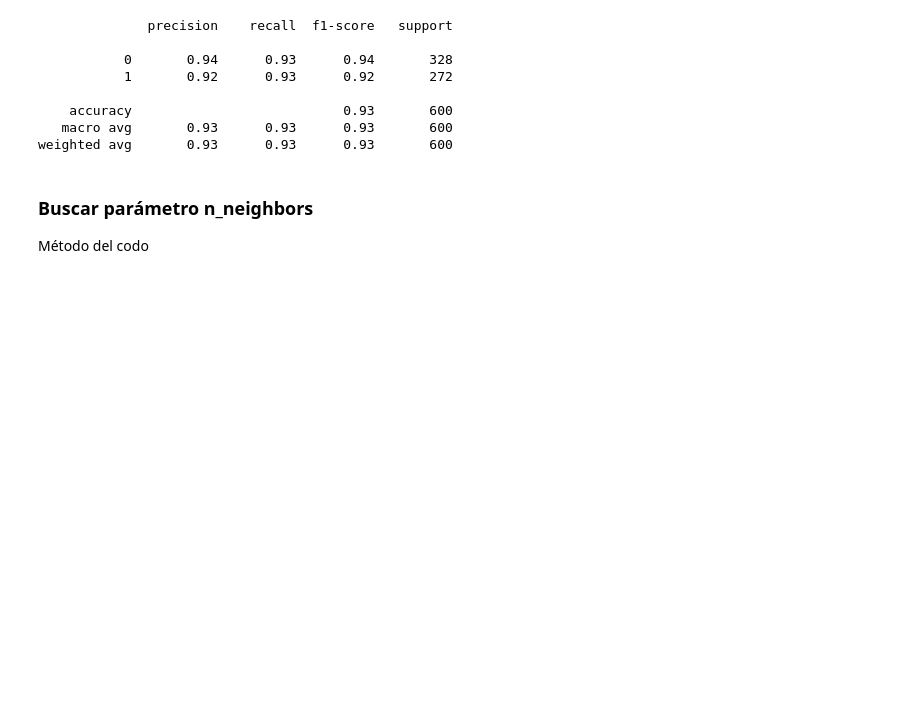
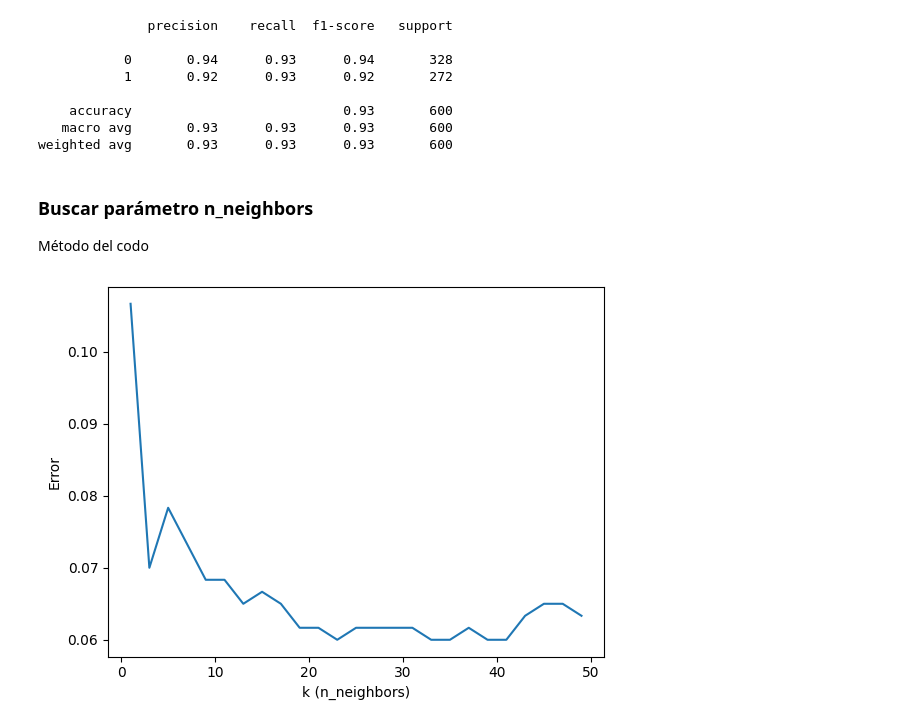
Before and after one commit to Angelbardon/curso-_analisis_angel_bardon, a Jupyter notebook: m6-ml/3. Clasificacion/clasificacion_binaria_genes.ipynb, the cells around one changed output. Drawn from its saved outputs; the diff is of its cells as text; code cells hidden in the pictures; blank space fills up the shorter version.

Commit message:
visualizacion de error

```diff
--- a/m6-ml/3. Clasificacion/clasificacion_binaria_genes.ipynb
+++ b/m6-ml/3. Clasificacion/clasificacion_binaria_genes.ipynb
@@ -174,7 +174,22 @@ weighted avg       0.93      0.93      0.93       600
 ### Buscar parámetro n_neighbors
 
 Método del codo
-# %%
-test_errors = []
-for k in range(1, 30):
-    model = KNeighborsClassifier(n_neighbors=k)
+# %%
+from sklearn.metrics import accuracy_score
+
+test_errors = []
+
+for k in range(1, 50, 2):
+    model = KNeighborsClassifier(n_neighbors=k)
+    model.fit(X_train, y_train)
+
+    y_pred = model.predict(X_test)
+    accuracy = accuracy_score(y_test, y_pred)
+    error = 1 - accuracy
+    test_errors.append(error)
+# %%
+plt.plot(range(1, 50, 2), test_errors)
+plt.ylabel('Error')
+plt.xlabel('k (n_neighbors)');
+# %% [output]
+[figure, added]
```
Also changed, not shown: parts of 2 cells of this notebook.
